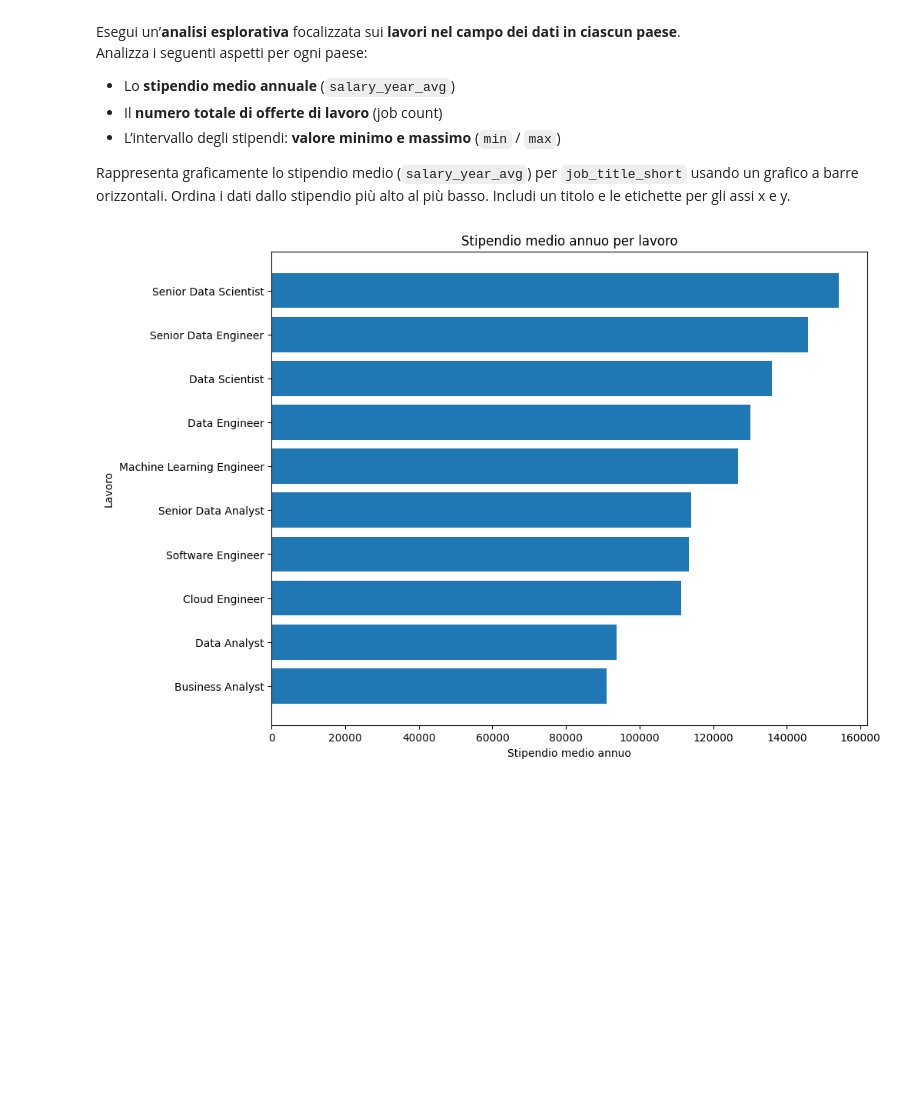
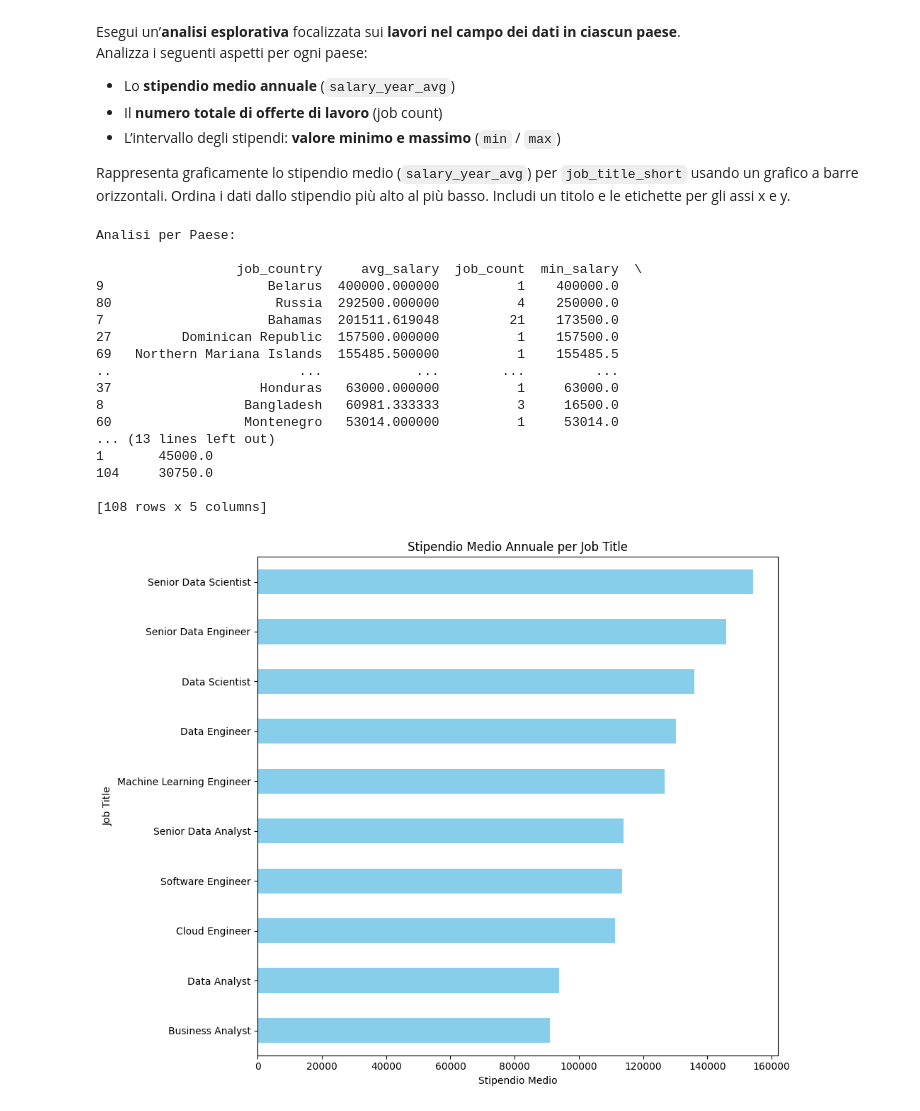
Before and after one commit to rostbear/ProgrammingLab2, a Jupyter notebook: 3_Esercizi_lez_3.ipynb, the cells around one changed output. Drawn from its saved outputs; the diff is of its cells as text; code cells hidden in the pictures; blank space fills up the shorter version.

Commit message:
Adeguamento codice per soddisfare richieste della professoressa
Modifiche ai vari esercizi per avere il plot e i risultati stampati a schermo

```diff
--- a/3_Esercizi_lez_3.ipynb
+++ b/3_Esercizi_lez_3.ipynb
@@ -57,25 +57,49 @@ Analizza i seguenti aspetti per ogni paese:
 Rappresenta graficamente lo stipendio medio (`salary_year_avg`) per `job_title_short` usando un grafico a barre orizzontali. Ordina i dati dallo stipendio più alto al più basso. Includi un titolo e le etichette per gli assi x e y.
 # %%
 import pandas as pd
+import matplotlib.pyplot as plt
 from datasets import load_dataset
-import matplotlib.pyplot as plt
-
 
 dataset = load_dataset('lukebarousse/data_jobs')
 df = dataset['train'].to_pandas()
-
 df['job_posted_date'] = pd.to_datetime(df['job_posted_date'])
 
-stipendio_medio_annuo = df['salary_year_avg'].mean()
-job_count = df['job_title_short'].count()
-intervallo_stipendi = df['salary_year_avg'].min() / df['salary_year_avg'].max()
+country_grouped = df.groupby('job_country').agg(
+    avg_salary=('salary_year_avg', 'mean'),
+    job_count=('salary_year_avg', 'count'),
+    min_salary=('salary_year_avg', 'min'),
+    max_salary=('salary_year_avg', 'max')
+).reset_index()
+country_grouped = country_grouped.sort_values(by='avg_salary', ascending=False)
+
+print("Analisi per Paese:\n")
+print(country_grouped)
+
+job_title_salary = df.groupby('job_title_short')['salary_year_avg'].mean().sort_values(ascending=True)
 
 plt.figure(figsize=(10, 8))
-stipendio_medio_sorted = df.groupby('job_title_short')['salary_year_avg'].mean().sort_values(ascending=True)
-plt.barh(stipendio_medio_sorted.index, stipendio_medio_sorted.values)
-plt.xlabel('Stipendio medio annuo')
-plt.ylabel('Lavoro')
-plt.title('Stipendio medio annuo per lavoro')
+job_title_salary.plot(kind='barh', color='skyblue')
+plt.title('Stipendio Medio Annuale per Job Title')
+plt.xlabel('Stipendio Medio')
+plt.ylabel('Job Title')
+plt.tight_layout()
 plt.show()
 # %% [output]
+Analisi per Paese:
+
+                  job_country     avg_salary  job_count  min_salary  \
+9                     Belarus  400000.000000          1    400000.0
+80                     Russia  292500.000000          4    250000.0
+7                     Bahamas  201511.619048         21    173500.0
+27         Dominican Republic  157500.000000          1    157500.0
+69   Northern Mariana Islands  155485.500000          1    155485.5
+..                        ...            ...        ...         ...
+37                   Honduras   63000.000000          1     63000.0
+8                  Bangladesh   60981.333333          3     16500.0
+60                 Montenegro   53014.000000          1     53014.0
+... (13 lines left out)
+1       45000.0
+104     30750.0
+
+[108 rows x 5 columns]
-[figure, old version]
+[figure, new version]
```
Also changed, not shown: 4 other files.
